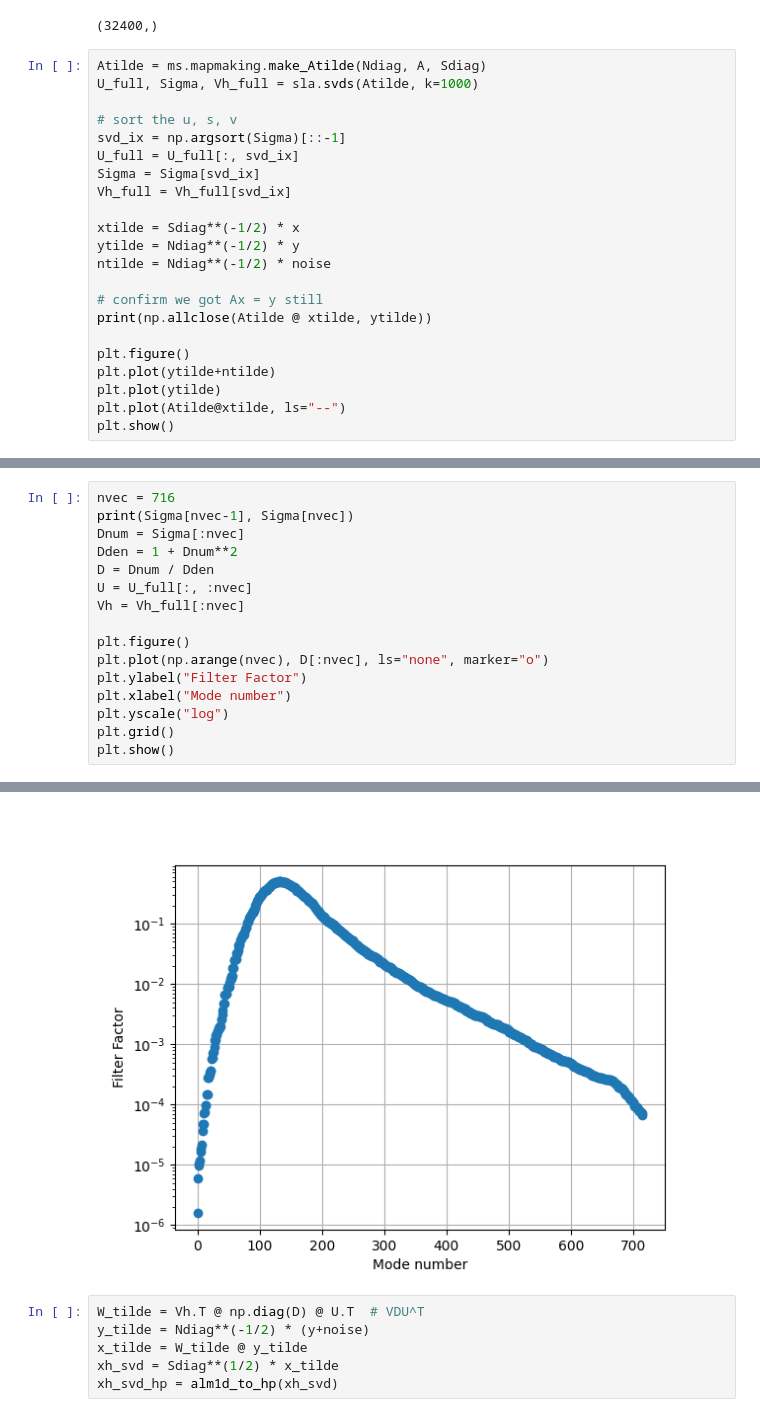
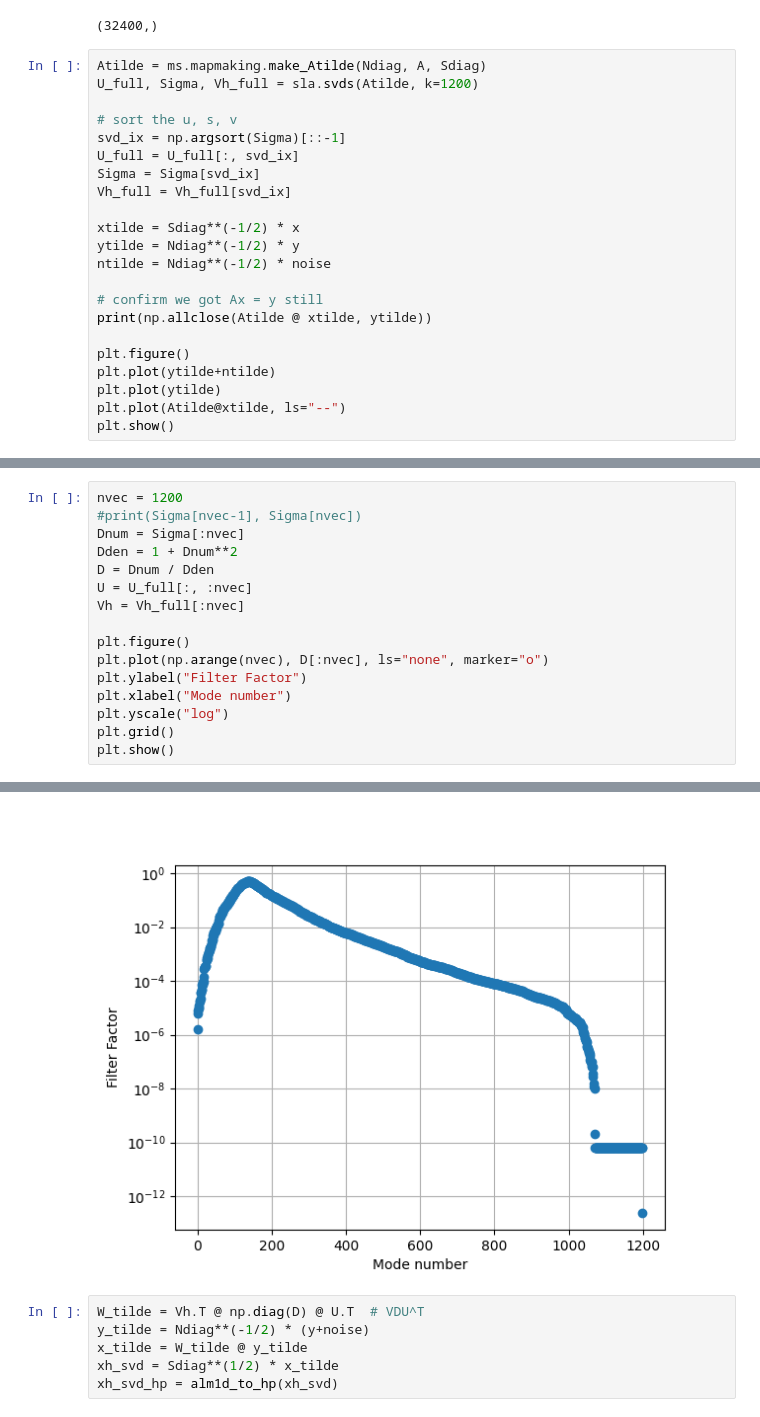
Before and after one commit to MIST-Experiment/mistsim, a Jupyter notebook: notebooks/mapmaking/three_latitudes.ipynb, the cells around one changed output, grey strips where cells are left out. Drawn from its saved outputs; the diff is of its cells as text.

```diff
--- a/notebooks/mapmaking/three_latitudes.ipynb
+++ b/notebooks/mapmaking/three_latitudes.ipynb
@@ -202,7 +202,7 @@ Sdiag.shape
 (32400,)
 # %%
 Atilde = ms.mapmaking.make_Atilde(Ndiag, A, Sdiag)
-U_full, Sigma, Vh_full = sla.svds(Atilde, k=1000)
+U_full, Sigma, Vh_full = sla.svds(Atilde, k=1200)
 
 # sort the u, s, v
 svd_ix = np.argsort(Sigma)[::-1]
@@ -233,6 +238,6 @@ plt.show()
 # %%
-nvec = 716
-print(Sigma[nvec-1], Sigma[nvec])
+nvec = 1200
+#print(Sigma[nvec-1], Sigma[nvec])
 Dnum = Sigma[:nvec]
 Dden = 1 + Dnum**2
 D = Dnum / Dden
@@ -251,4 +255,4 @@ plt.show()
-[figure, old version]
+[figure, new version]
 # %%
 W_tilde = Vh.T @ np.diag(D) @ U.T  # VDU^T
 y_tilde = Ndiag**(-1/2) * (y+noise)
```
Also changed, not shown: parts of 5 cells of this notebook.
